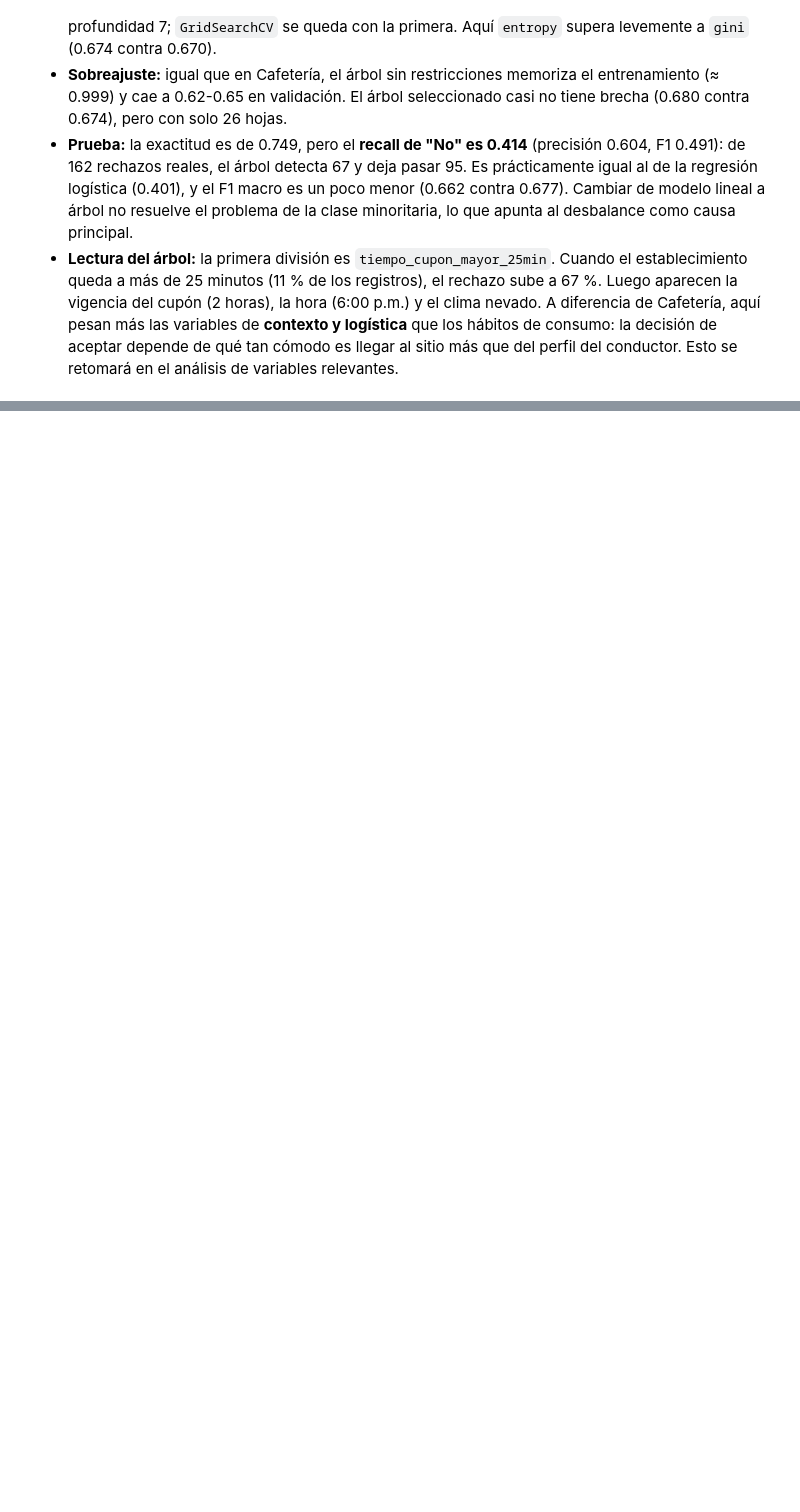
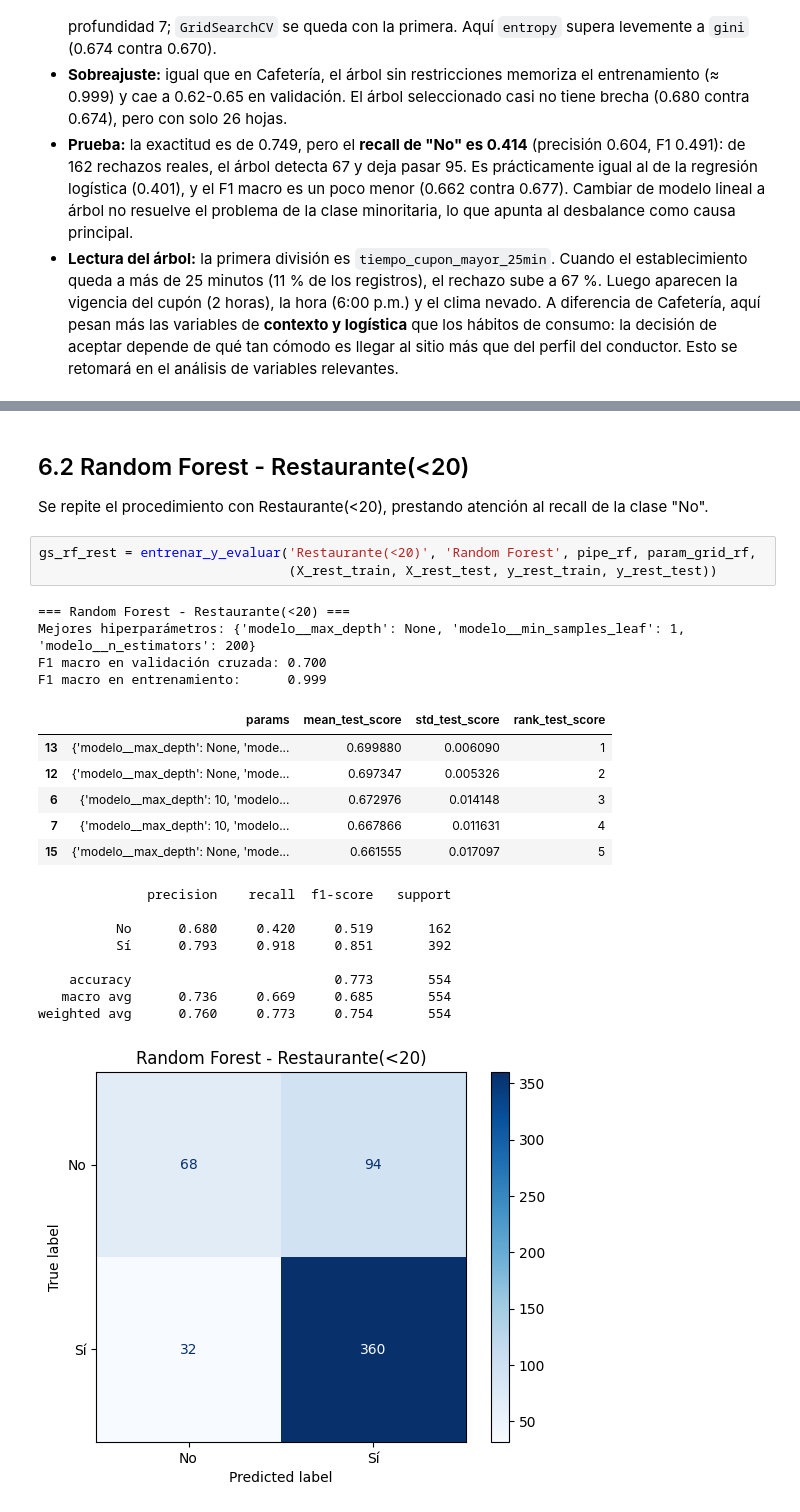
Before and after one commit to samuelmolinal/Lab3-ML, a Jupyter notebook: Laboratorio 3 - Clasificación.ipynb, the cells around one changed output, grey strips where cells are left out. Saved outputs shown, nothing was run; the diff lists cells and outputs as text; blank space fills up the shorter version.

```diff
--- a/Laboratorio 3 - Clasificación.ipynb
+++ b/Laboratorio 3 - Clasificación.ipynb
@@ -858,0 +916,27 @@ Profundidad real del árbol: 7 | Hojas: 26
+# %% [markdown]
+## 6.2 Random Forest - Restaurante(<20)
+
+Se repite el procedimiento con Restaurante(<20), prestando atención al recall de la clase "No".
+# %%
+gs_rf_rest = entrenar_y_evaluar('Restaurante(<20)', 'Random Forest', pipe_rf, param_grid_rf,
+                                (X_rest_train, X_rest_test, y_rest_train, y_rest_test))
+# %% [output]
+=== Random Forest - Restaurante(<20) ===
+Mejores hiperparámetros: {'modelo__max_depth': None, 'modelo__min_samples_leaf': 1, 'modelo__n_estimators': 200}
+F1 macro en validación cruzada: 0.700
+F1 macro en entrenamiento:      0.999
+|  | params | mean_test_score | std_test_score | rank_test_score |
+| 13 | {'modelo__max_depth': None, 'mode... | 0.699880 | 0.006090 | 1 |
+| 12 | {'modelo__max_depth': None, 'mode... | 0.697347 | 0.005326 | 2 |
+| 6 | {'modelo__max_depth': 10, 'modelo... | 0.672976 | 0.014148 | 3 |
+| 7 | {'modelo__max_depth': 10, 'modelo... | 0.667866 | 0.011631 | 4 |
+| 15 | {'modelo__max_depth': None, 'mode... | 0.661555 | 0.017097 | 5 |
+              precision    recall  f1-score   support
+
+          No      0.680     0.420     0.519       162
+          Sí      0.793     0.918     0.851       392
+
+    accuracy                          0.773       554
+   macro avg      0.736     0.669     0.685       554
+weighted avg      0.760     0.773     0.754       554
+[figure, added]
```
Also changed, not shown: parts of 9 cells of this notebook.
